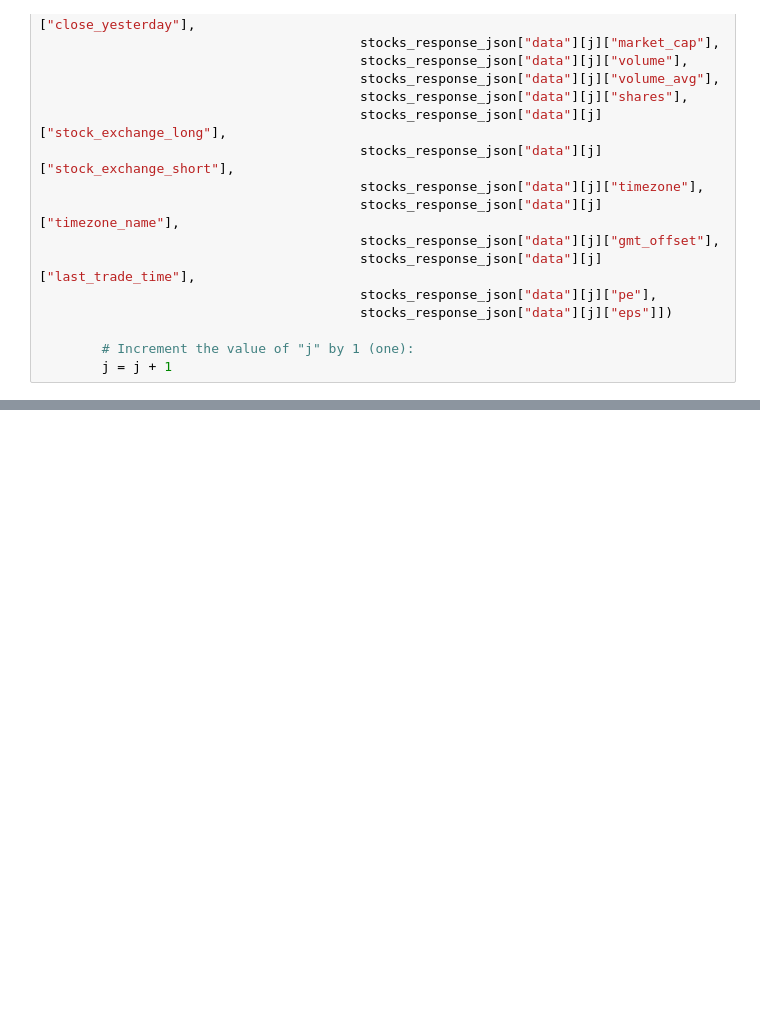
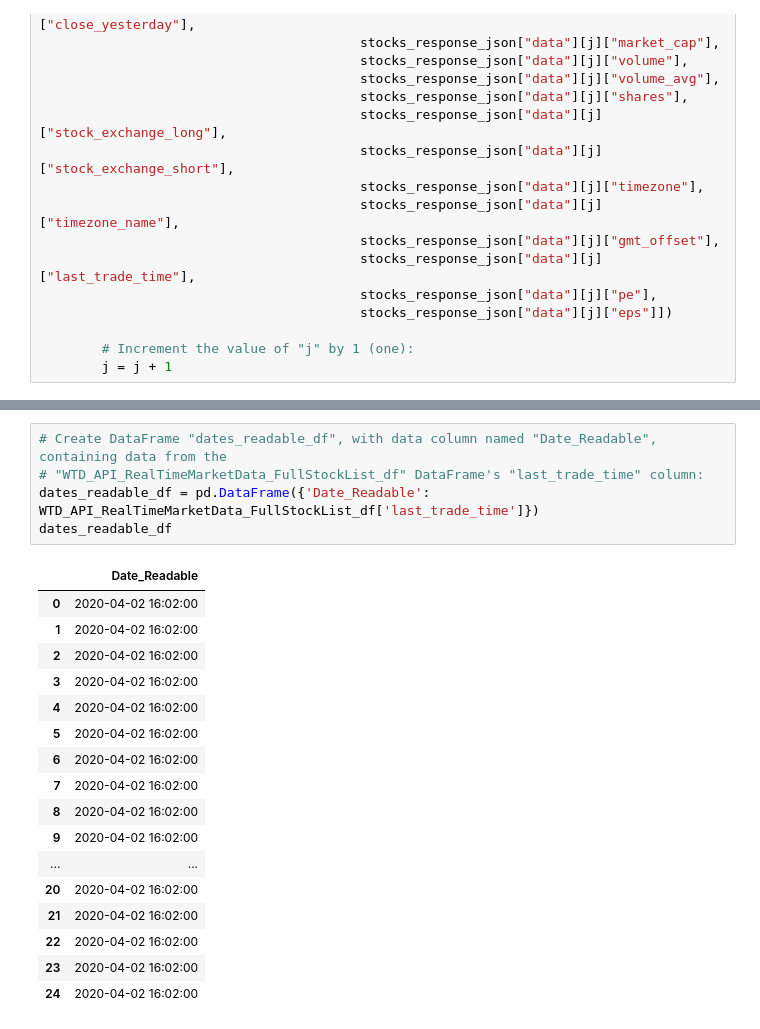
Before and after one commit to bandipara/financial-data-analysis, a Jupyter notebook: JM/PRJ3_WorldTradingDataAPI_WTD_RealTimeMarketData_JMM.ipynb, the cells around one changed output, grey strips where cells are left out. Saved outputs shown, nothing was run; the diff lists cells and outputs as text; blank space fills up the shorter version.

```diff
--- a/JM/PRJ3_WorldTradingDataAPI_WTD_RealTimeMarketData_JMM.ipynb
+++ b/JM/PRJ3_WorldTradingDataAPI_WTD_RealTimeMarketData_JMM.ipynb
@@ -783 +786,24 @@ appended_one_thru_five_df
 25 rows × 24 columns
+# %%
+# Create DataFrame "dates_readable_df", with data column named "Date_Readable", containing data from the
+# "WTD_API_RealTimeMarketData_FullStockList_df" DataFrame's "last_trade_time" column:
+dates_readable_df = pd.DataFrame({'Date_Readable': WTD_API_RealTimeMarketData_FullStockList_df['last_trade_time']})
+dates_readable_df
+# %% [output]
+|  | Date_Readable |
+| 0 | 2020-04-02 16:02:00 |
+| 1 | 2020-04-02 16:02:00 |
+| 2 | 2020-04-02 16:02:00 |
+| 3 | 2020-04-02 16:02:00 |
+| 4 | 2020-04-02 16:02:00 |
+| 5 | 2020-04-02 16:02:00 |
+| 6 | 2020-04-02 16:02:00 |
+| 7 | 2020-04-02 16:02:00 |
+| 8 | 2020-04-02 16:02:00 |
+| 9 | 2020-04-02 16:02:00 |
+| ... | ... |
+| 20 | 2020-04-02 16:02:00 |
+| 21 | 2020-04-02 16:02:00 |
+| 22 | 2020-04-02 16:02:00 |
+| 23 | 2020-04-02 16:02:00 |
+| 24 | 2020-04-02 16:02:00 |
```
Also changed, not shown: parts of 28 cells of this notebook.
